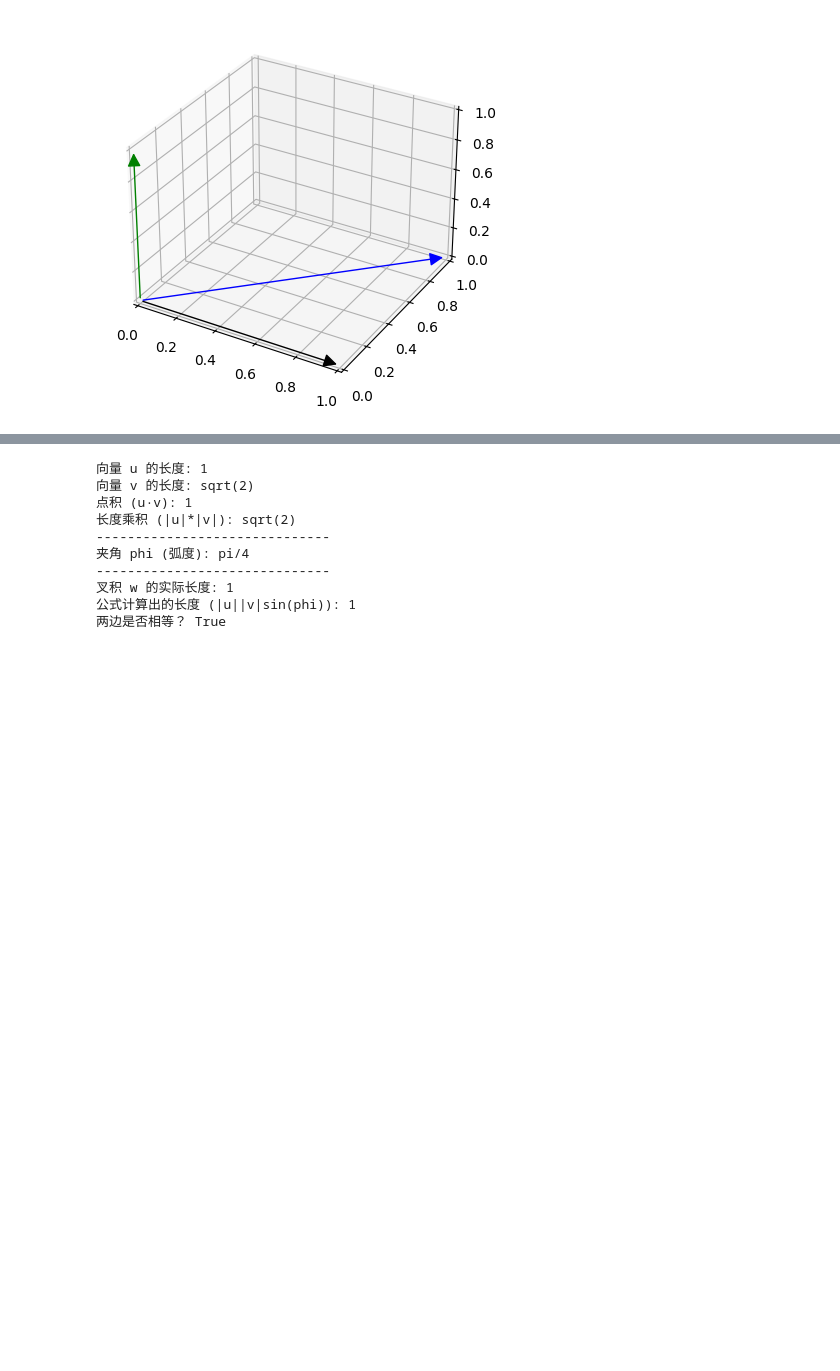
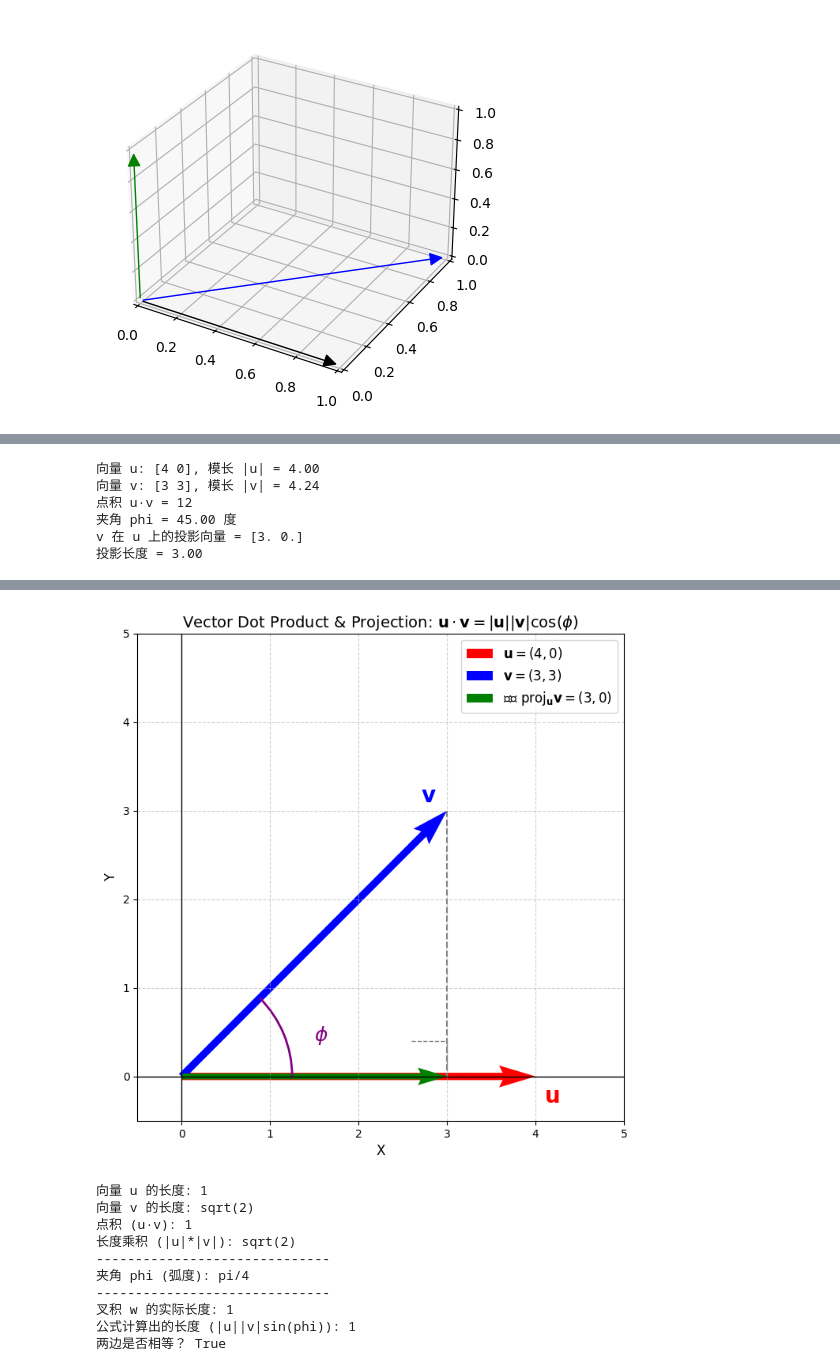
Before and after one commit to XW-ABAP/noBSLAnotebooks, a Jupyter notebook: chapter02_definitions.ipynb, the cells around one changed output, grey strips where cells are left out. Saved outputs shown, nothing was run; the diff lists cells and outputs as text; code cells hidden in the pictures; blank space fills up the shorter version.

```diff
--- a/chapter02_definitions.ipynb
+++ b/chapter02_definitions.ipynb
@@ -240,0 +346,72 @@ Matrix([[0], [0], [1]])
+# %%
+import numpy as np
+import matplotlib.pyplot as plt
+
+# 1. 定义向量
+u = np.array([4, 0])
+v = np.array([3, 3])
+origin = np.array([0, 0])
+
+# 2. 计算核心数学量
+dot_product = np.dot(u, v)
+norm_u = np.linalg.norm(u)
+norm_v = np.linalg.norm(v)
+cos_phi = dot_product / (norm_u * norm_v)
+phi_rad = np.arccos(cos_phi)
+phi_deg = np.degrees(phi_rad)
+
+# 计算 v 在 u 上的投影向量
+# proj_u(v) = (u·v / |u|^2) * u
+projection = (dot_product / np.dot(u, u)) * u
+
+# 打印结果
+print(f"向量 u: {u}, 模长 |u| = {norm_u:.2f}")
+print(f"向量 v: {v}, 模长 |v| = {norm_v:.2f}")
+print(f"点积 u·v = {dot_product}")
+print(f"夹角 phi = {phi_deg:.2f} 度")
+print(f"v 在 u 上的投影向量 = {projection}")
+print(f"投影长度 = {np.linalg.norm(projection):.2f}")
+
+# 3. 开始绘图
+fig, ax = plt.subplots(figsize=(8, 8))
+
+# 绘制向量 u 和 v
+ax.quiver(*origin, *u, color='red', angles='xy', scale_units='xy', scale=1, width=0.015, label=r'$\mathbf{u} = (4, 0)$')
+ax.quiver(*origin, *v, color='blue', angles='xy', scale_units='xy', scale=1, width=0.015, label=r'$\mathbf{v} = (3, 3)$')
+
+# 绘制投影向量 (绿色)
+ax.quiver(*origin, *projection, color='green', angles='xy', scale_units='xy', scale=1, width=0.012, label=r'投影 $\text{proj}_{\mathbf{u}}\mathbf{v} = (3, 0)$')
+
+# 绘制从 v 的末端到投影点的虚线 (表示垂直)
+ax.plot([v[0], projection[0]], [v[1], projection[1]], color='gray', linestyle='--', linewidth=1.5)
+
+# 绘制夹角弧线 phi
+arc = plt.matplotlib.patches.Arc(origin, 2.5, 2.5, angle=0, theta1=0, theta2=phi_deg, color='purple', linewidth=2)
+ax.add_patch(arc)
+
+# 添加角度文字
+ax.text(1.5, 0.4, r'$\phi$', fontsize=18, color='purple')
+# 添加直角标记
+ax.plot([3, 3], [0, 0.4], color='gray', linestyle='--', linewidth=1)
+ax.plot([2.6, 3], [0.4, 0.4], color='gray', linestyle='--', linewidth=1)
+
+# 添加向量标签文字
+ax.text(u[0]+0.1, u[1]-0.3, r'$\mathbf{u}$', fontsize=20, color='red')
+ax.text(v[0]-0.3, v[1]+0.1, r'$\mathbf{v}$', fontsize=20, color='blue')
+
+# 4. 设置坐标轴样式
+ax.set_xlim(-0.5, 5)
+ax.set_ylim(-0.5, 5)
+ax.set_aspect('equal') # 保证 x 和 y 轴比例一致
+ax.axhline(0, color='black', linewidth=1)
+ax.axvline(0, color='black', linewidth=1)
+ax.grid(True, linestyle='--', alpha=0.6)
+
+# 添加图例和标题
+ax.legend(loc='upper right', fontsize=12)
+ax.set_title(r'Vector Dot Product & Projection: $\mathbf{u} \cdot \mathbf{v} = |\mathbf{u}||\mathbf{v}|\cos(\phi)$', fontsize=14)
+ax.set_xlabel('X', fontsize=12)
+ax.set_ylabel('Y', fontsize=12)
+
+plt.show()
+# %% [output]
@@ -240,0 +420,6 @@ Matrix([[0], [0], [1]])
+向量 u: [4 0], 模长 |u| = 4.00
+向量 v: [3 3], 模长 |v| = 4.24
+点积 u·v = 12
+夹角 phi = 45.00 度
+v 在 u 上的投影向量 = [3. 0.]
+投影长度 = 3.00
@@ -241,3 +428,4 @@ Matrix([[0], [0], [1]])
+[figure, added]
 # %%
 # 1. 先把基础数据算好并存起来，避免重复书写长代码
 len_u = u.norm()
```
Also changed, not shown: parts of 4 cells of this notebook.
